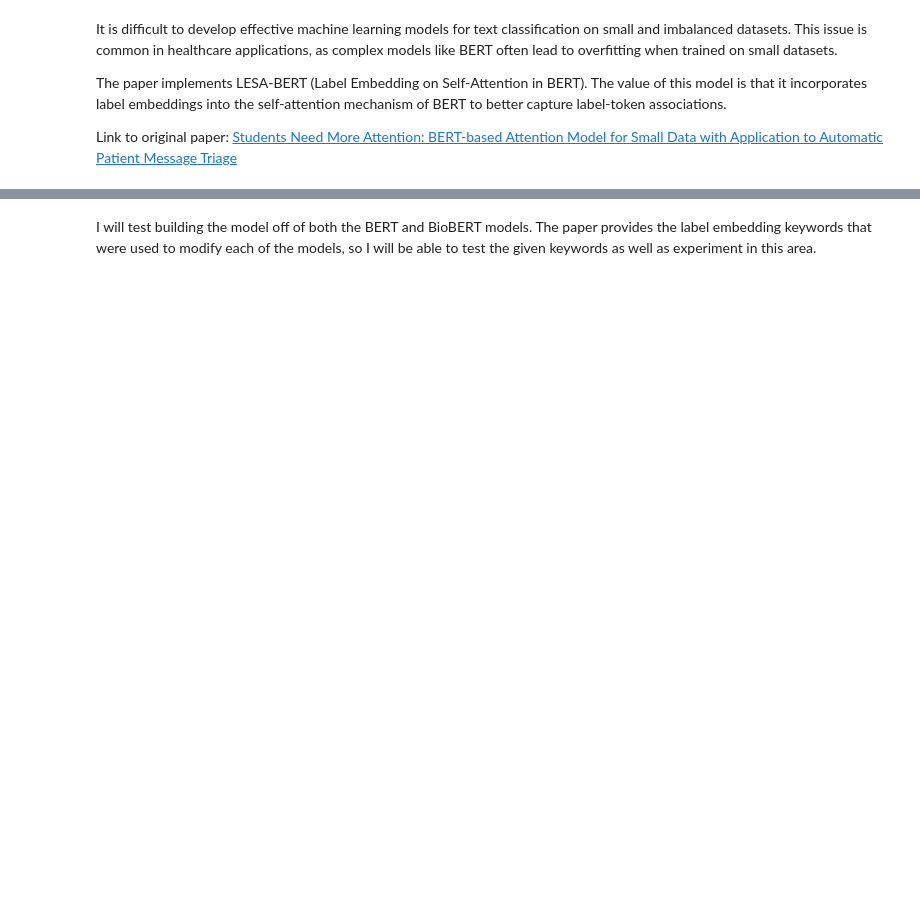
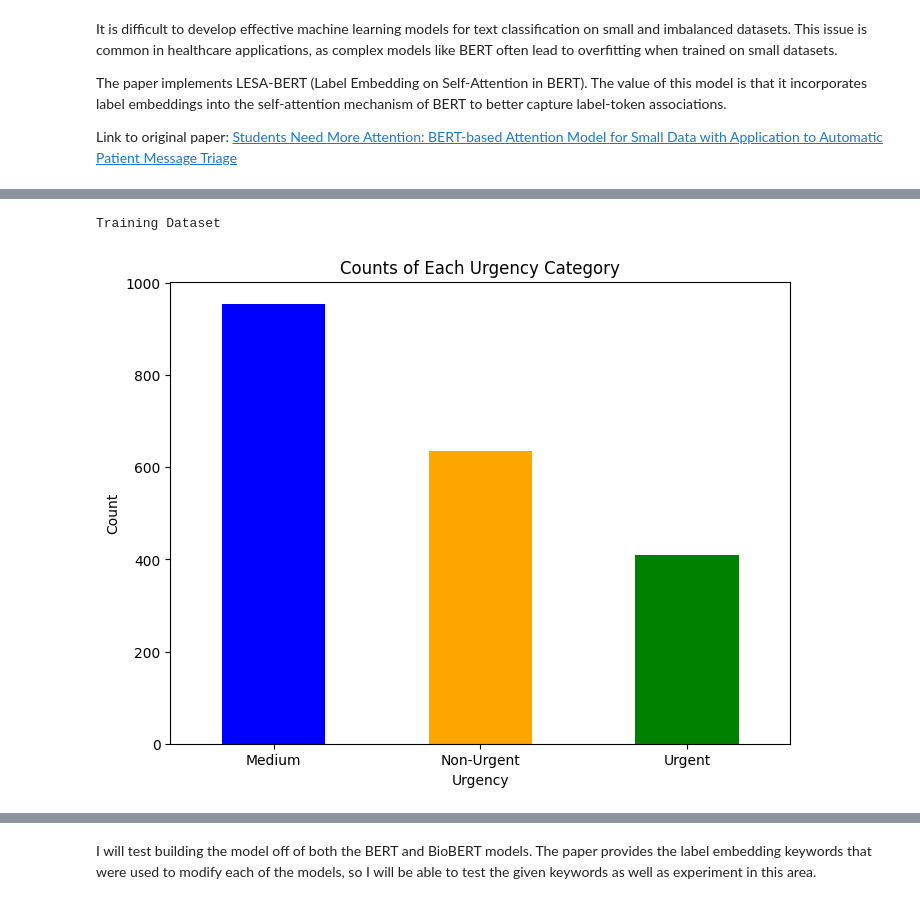
Before and after one commit to robertjleggat/LESA-BERT, a Jupyter notebook: main.ipynb, the cells around one changed output, grey strips where cells are left out. Drawn from its saved outputs; the diff is of its cells as text; code cells hidden in the pictures; blank space fills up the shorter version.

```diff
--- a/main.ipynb
+++ b/main.ipynb
@@ -138,0 +63,80 @@ The model includes the model definitation which usually is a class, model traini
+# %%
+'''
+Load the raw data into the custom Dataset class
+'''
+
+import pandas as pd
+from torch.utils.data import DataLoader
+from transformers import AutoTokenizer
+import matplotlib.pyplot as plt
+
+RAW_DATA_DIR = './data.csv'
+RAW_TEST_DATA_DIR = './test_data_copy.csv'
+
+def load_raw_data(raw_data_dir):
+    '''
+    Load the raw data from raw_data_dir into a dataframe
+    '''
+
+    # implement this function to load raw data to dataframe/numpy array/tensor
+    return pd.read_csv(raw_data_dir)
+
+    # Assuming the CSV has columns named 'Patient Portal Message' and 'Urgency'
+    texts = data['Patient Portal Message'].tolist()
+    # Convert labels to categorical integer values
+    label_dict = {'Non-Urgent': 0, 'Medium': 1, 'Urgent': 2}
+    labels = data['Urgency'].apply(lambda x: label_dict[x]).tolist()
+
+
+def calculate_stats(raw_data):
+    '''
+    Calculate statistics about the raw data
+    '''
+    # TODO: Implement this
+    # Plot histogram of the counts of each category
+    plt.figure(figsize=(8, 6))
+    raw_data['Urgency'].value_counts().plot(kind='bar', color=['blue', 'orange', 'green'])
+    plt.xlabel('Urgency')
+    plt.ylabel('Count')
+    plt.title('Counts of Each Urgency Category')
+    plt.xticks(rotation=0)
+    plt.show()
+
+
+def process_data(raw_data):
+    '''
+    Process the raw_data dataframe
+    '''
+
+    texts = raw_data['Patient Portal Message'].tolist()
+
+    # Convert labels to categorical integer values
+    label_dict = {'Non-Urgent': 0, 'Medium': 1, 'Urgent': 2}
+    labels = raw_data['Urgency'].apply(lambda x: label_dict[x]).tolist()
+
+    return texts, labels
+
+
+raw_data = load_raw_data(RAW_DATA_DIR)
+raw_test_data = load_raw_data(RAW_TEST_DATA_DIR)
+
+print("Training Dataset")
+calculate_stats(raw_data)
+print("Test Dataset")
+calculate_stats(raw_test_data)
+
+texts, labels = process_data(raw_data)
+test_texts, test_labels = process_data(raw_test_data)
+
+# Retrieve the tokenizer for the model
+model_path = 'dmis-lab/biobert-v1.1'
+tokenizer = AutoTokenizer.from_pretrained(model_path)
+
+# Load data into the custom MedicalNotesDataset
+dataset = MedicalNotesDataset(texts, labels, tokenizer)
+dataloader = DataLoader(dataset, batch_size=16, shuffle=True)
+test_dataset = MedicalNotesDataset(test_texts, test_labels, tokenizer)
+test_dataloader = DataLoader(test_dataset, batch_size=16, shuffle=True)
+# %% [output]
+Training Dataset
+[figure, added]
```
Also changed, not shown: parts of 52 cells of this notebook, 3 other files.
